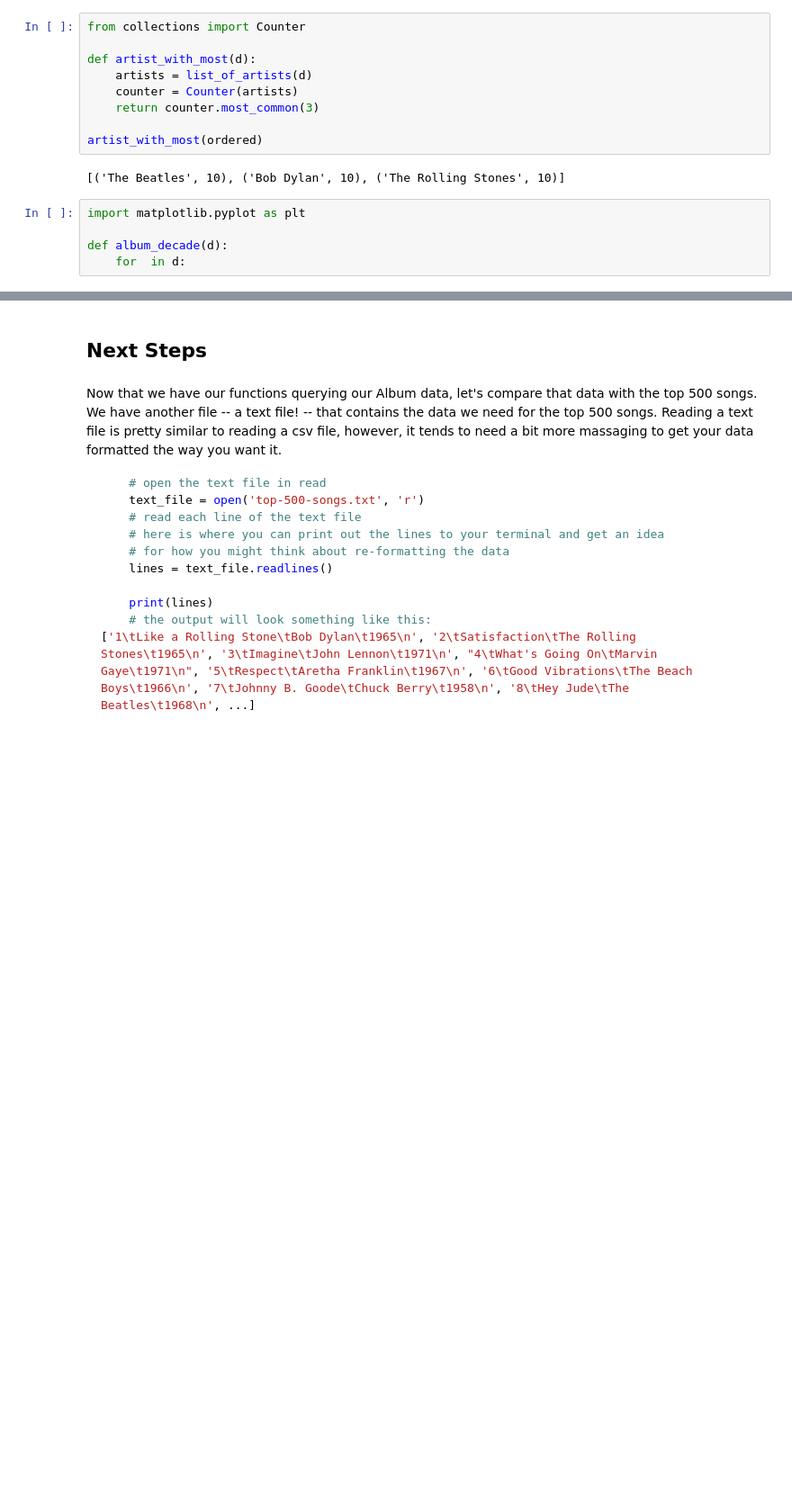
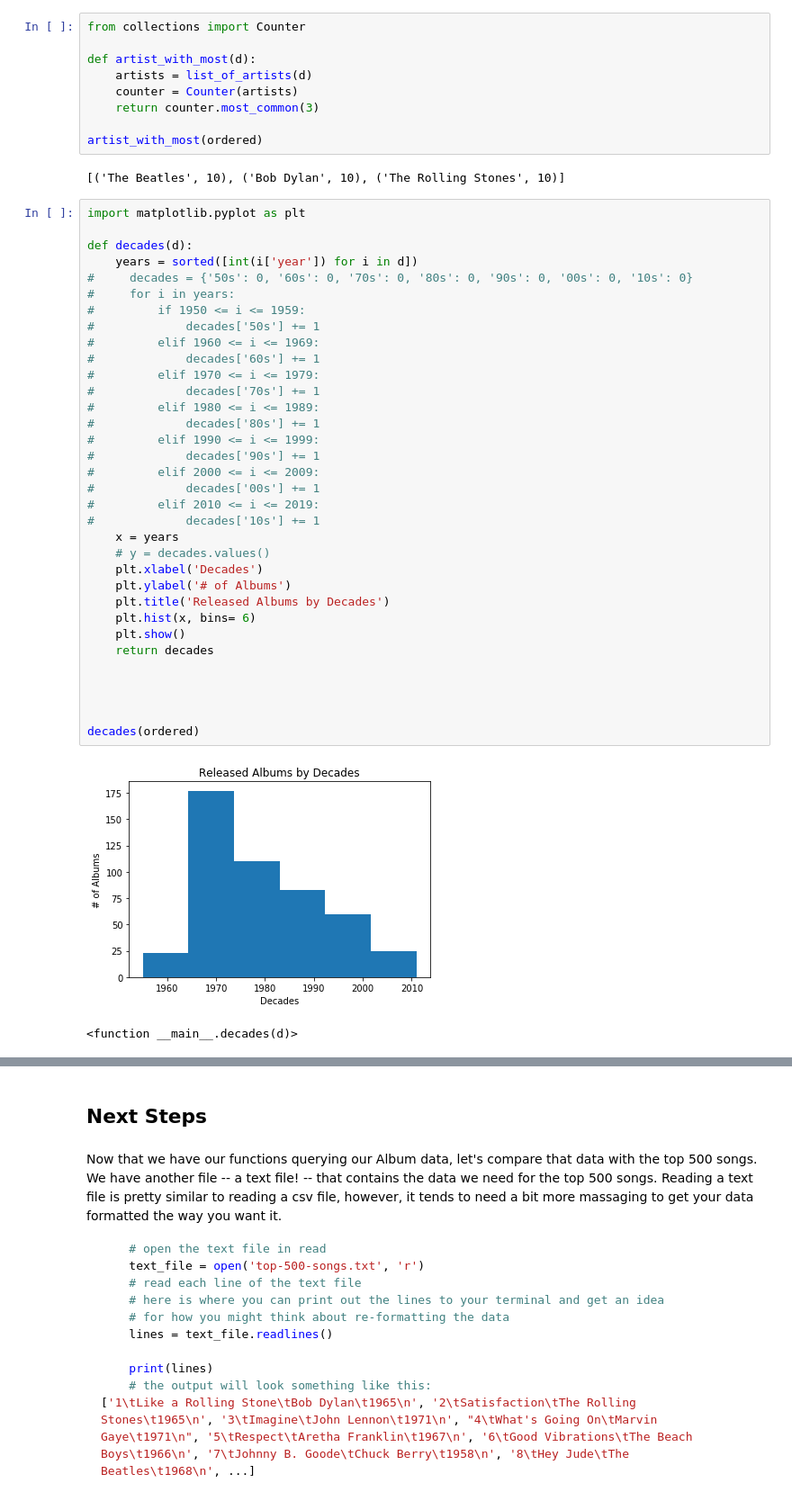
Before and after one commit to Sahanduiuc/nyc-mhtn-ds-071519-lectures, a Jupyter notebook: week-1/rolling-stones/rolling-stones.ipynb, the cells around one changed output, grey strips where cells are left out. Shown: that part at 90% size. Cells and saved outputs as stored; diff of their text form; blank space fills up the shorter version.

```diff
--- a/week-1/rolling-stones/rolling-stones.ipynb
+++ b/week-1/rolling-stones/rolling-stones.ipynb
@@ -223,8 +223,40 @@ def artist_with_most(d):
 artist_with_most(ordered)
 # %% [output]
 [('The Beatles', 10), ('Bob Dylan', 10), ('The Rolling Stones', 10)]
-# %%
-import matplotlib.pyplot as plt
-
-def album_decade(d):
-    for  in d:
+# %%
+import matplotlib.pyplot as plt
+
+def decades(d):
+    years = sorted([int(i['year']) for i in d])
+#     decades = {'50s': 0, '60s': 0, '70s': 0, '80s': 0, '90s': 0, '00s': 0, '10s': 0}
+#     for i in years:
+#         if 1950 <= i <= 1959:
+#             decades['50s'] += 1
+#         elif 1960 <= i <= 1969:
+#             decades['60s'] += 1
+#         elif 1970 <= i <= 1979:
+#             decades['70s'] += 1
+#         elif 1980 <= i <= 1989:
+#             decades['80s'] += 1
+#         elif 1990 <= i <= 1999:
+#             decades['90s'] += 1
+#         elif 2000 <= i <= 2009:
+#             decades['00s'] += 1
+#         elif 2010 <= i <= 2019:
+#             decades['10s'] += 1
+    x = years
+    # y = decades.values()
+    plt.xlabel('Decades')
+    plt.ylabel('# of Albums')
+    plt.title('Released Albums by Decades')
+    plt.hist(x, bins= 6)
+    plt.show()
+    return decades
+
+
+
+
+decades(ordered)
+# %% [output]
+[figure, added]
+<function __main__.decades(d)>
```
Also changed, not shown: parts of 2 cells of this notebook.
